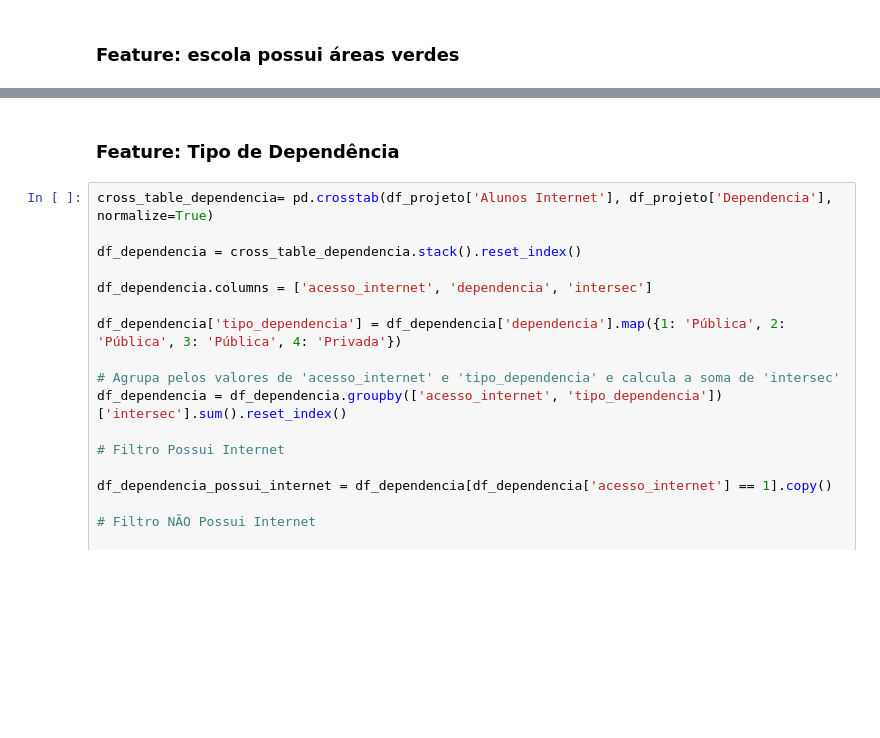
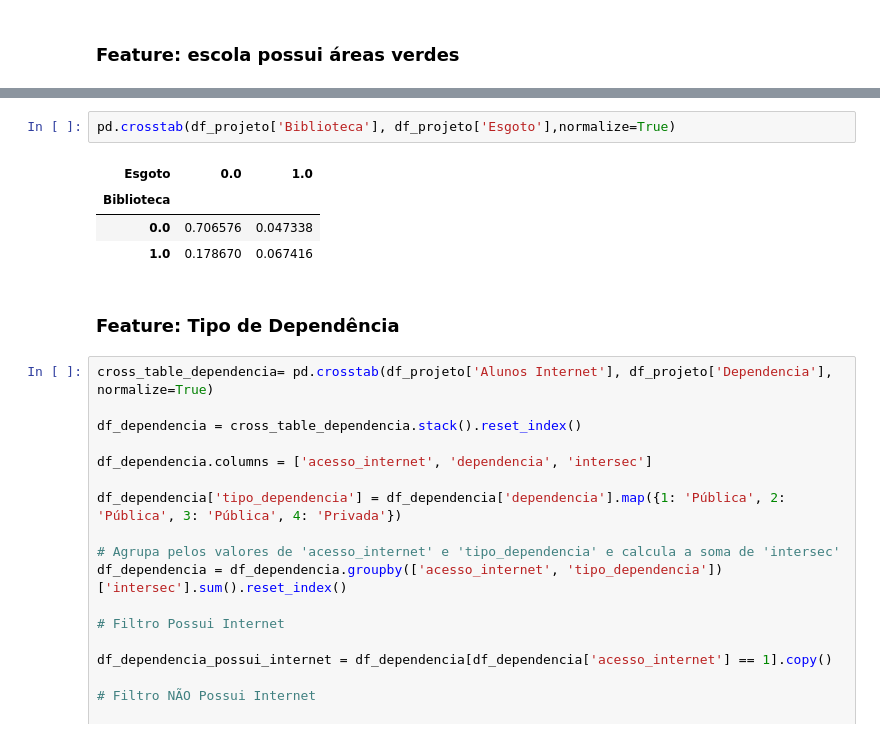
Before and after one commit to joaolindenberg/P2_CEDA2, a Jupyter notebook: main.ipynb, the cells around one changed output, grey strips where cells are left out. Drawn from its saved outputs; the diff is of its cells as text; blank space fills up the shorter version.

```diff
--- a/main.ipynb
+++ b/main.ipynb
@@ -382,3 +404,10 @@ plt.show()
+# %%
+pd.crosstab(df_projeto['Biblioteca'], df_projeto['Esgoto'],normalize=True)
+# %% [output]
+| Esgoto | 0.0 | 1.0 |
+| Biblioteca |  |  |
+| 0.0 | 0.706576 | 0.047338 |
+| 1.0 | 0.178670 | 0.067416 |
 # %% [markdown]
 ### Feature: Tipo de Dependência
 # %%
```
Also changed, not shown: parts of 7 cells of this notebook.
